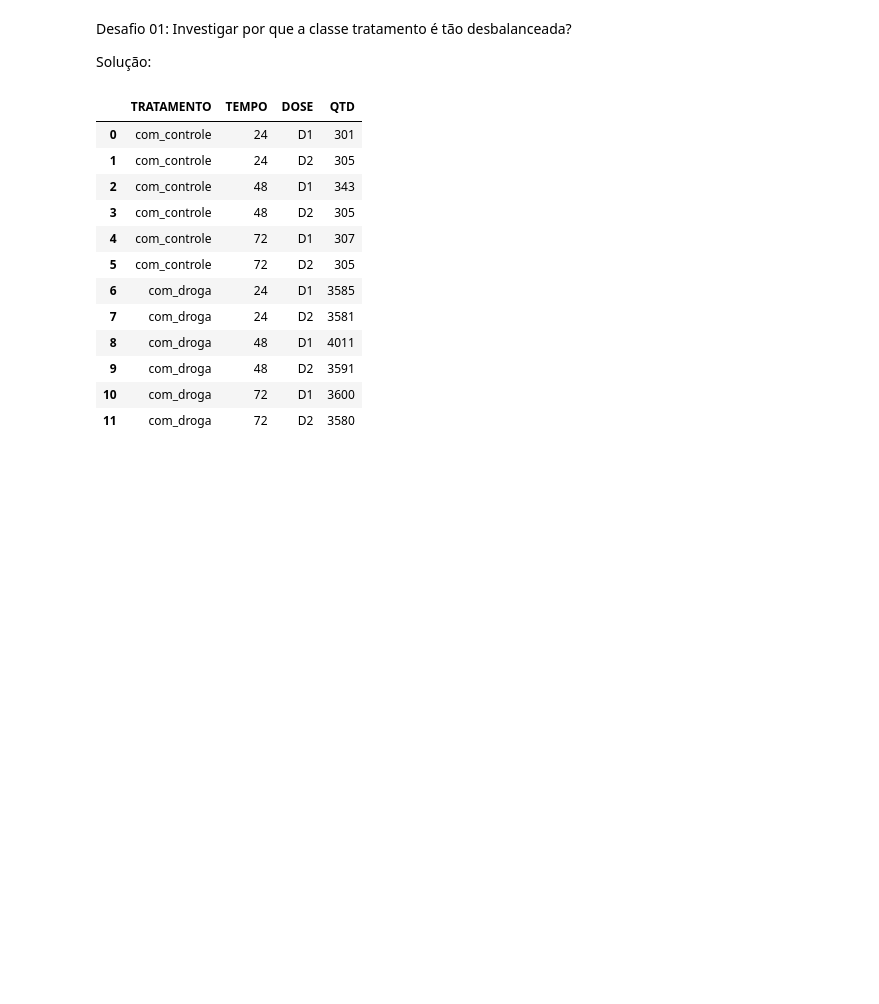
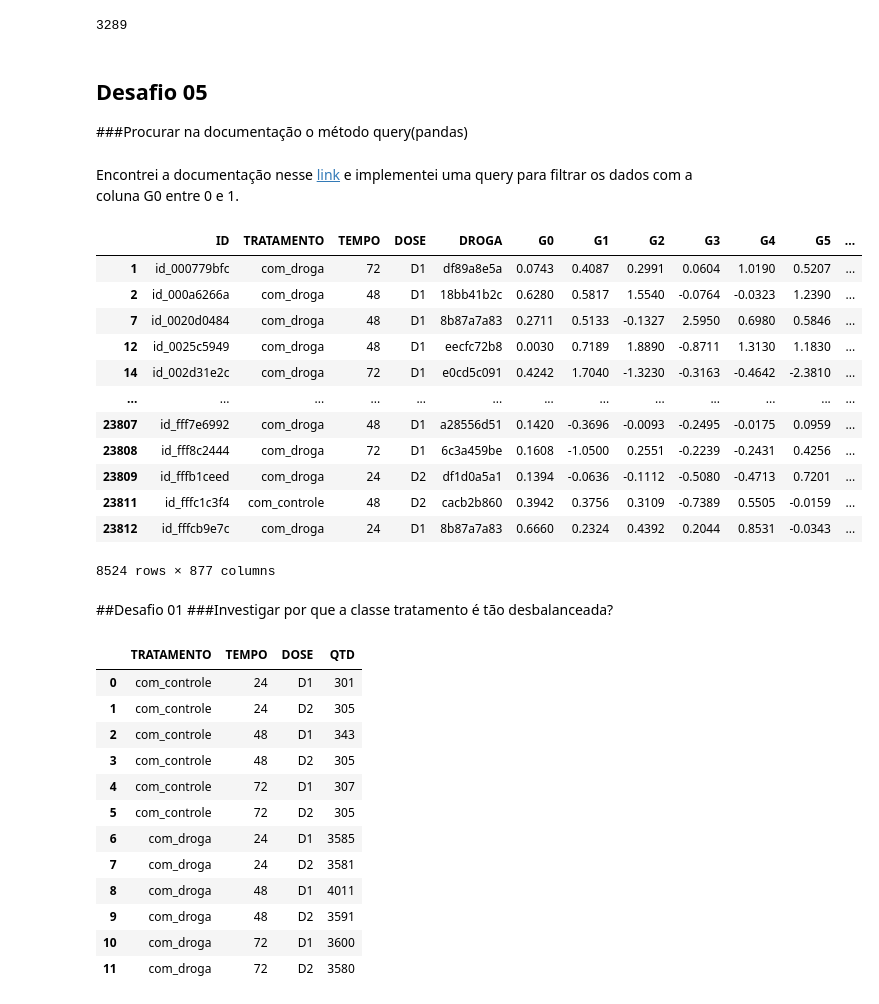
Before and after one commit to BrSiqueira/ImersaoDados03, a Jupyter notebook: Aula_01_Desafios_BrunoSiqueira.ipynb, the cells around one changed output. Cells and saved outputs as stored; diff of their text form; code cells hidden in the pictures; blank space fills up the shorter version.

```diff
--- a/Aula_01_Desafios_BrunoSiqueira.ipynb
+++ b/Aula_01_Desafios_BrunoSiqueira.ipynb
@@ -44,7 +92,31 @@ dados
+# %%
+dados.DROGA.nunique()
+# %% [output]
+3289
+# %% [markdown]
+## Desafio 05
+###Procurar na documentação o método query(pandas)
+# %% [markdown]
+Encontrei a documentação nesse [link](https://pandas.pydata.org/docs/reference/api/pandas.DataFrame.query.html) e implementei uma query para filtrar os dados com a coluna G0 entre 0 e 1.
+# %%
+dados.query('G0 >= 0 & G0 < 1')
+# %% [output]
+|  | ID | TRATAMENTO | TEMPO | DOSE | DROGA | G0 | G1 | G2 | G3 | G4 | G5 | ... |
+| 1 | id_000779bfc | com_droga | 72 | D1 | df89a8e5a | 0.0743 | 0.4087 | 0.2991 | 0.0604 | 1.0190 | 0.5207 | ... |
+| 2 | id_000a6266a | com_droga | 48 | D1 | 18bb41b2c | 0.6280 | 0.5817 | 1.5540 | -0.0764 | -0.0323 | 1.2390 | ... |
+| 7 | id_0020d0484 | com_droga | 48 | D1 | 8b87a7a83 | 0.2711 | 0.5133 | -0.1327 | 2.5950 | 0.6980 | 0.5846 | ... |
+| 12 | id_0025c5949 | com_droga | 48 | D1 | eecfc72b8 | 0.0030 | 0.7189 | 1.8890 | -0.8711 | 1.3130 | 1.1830 | ... |
+| 14 | id_002d31e2c | com_droga | 72 | D1 | e0cd5c091 | 0.4242 | 1.7040 | -1.3230 | -0.3163 | -0.4642 | -2.3810 | ... |
+| ... | ... | ... | ... | ... | ... | ... | ... | ... | ... | ... | ... | ... |
+| 23807 | id_fff7e6992 | com_droga | 48 | D1 | a28556d51 | 0.1420 | -0.3696 | -0.0093 | -0.2495 | -0.0175 | 0.0959 | ... |
+| 23808 | id_fff8c2444 | com_droga | 72 | D1 | 6c3a459be | 0.1608 | -1.0500 | 0.2551 | -0.2239 | -0.2431 | 0.4256 | ... |
+| 23809 | id_fffb1ceed | com_droga | 24 | D2 | df1d0a5a1 | 0.1394 | -0.0636 | -0.1112 | -0.5080 | -0.4713 | 0.7201 | ... |
+| 23811 | id_fffc1c3f4 | com_controle | 48 | D2 | cacb2b860 | 0.3942 | 0.3756 | 0.3109 | -0.7389 | 0.5505 | -0.0159 | ... |
+| 23812 | id_fffcb9e7c | com_droga | 24 | D1 | 8b87a7a83 | 0.6660 | 0.2324 | 0.4392 | 0.2044 | 0.8531 | -0.0343 | ... |
+8524 rows × 877 columns
 # %% [markdown]
-Desafio 01: Investigar por que a classe tratamento é tão desbalanceada?
-
-Solução:
+##Desafio 01
+###Investigar por que a classe tratamento é tão desbalanceada?
 # %%
 dados.groupby(["TRATAMENTO", "TEMPO", "DOSE",]).size().reset_index(name="QTD")
 # %% [output]
```
Also changed, not shown: parts of 22 cells of this notebook.
